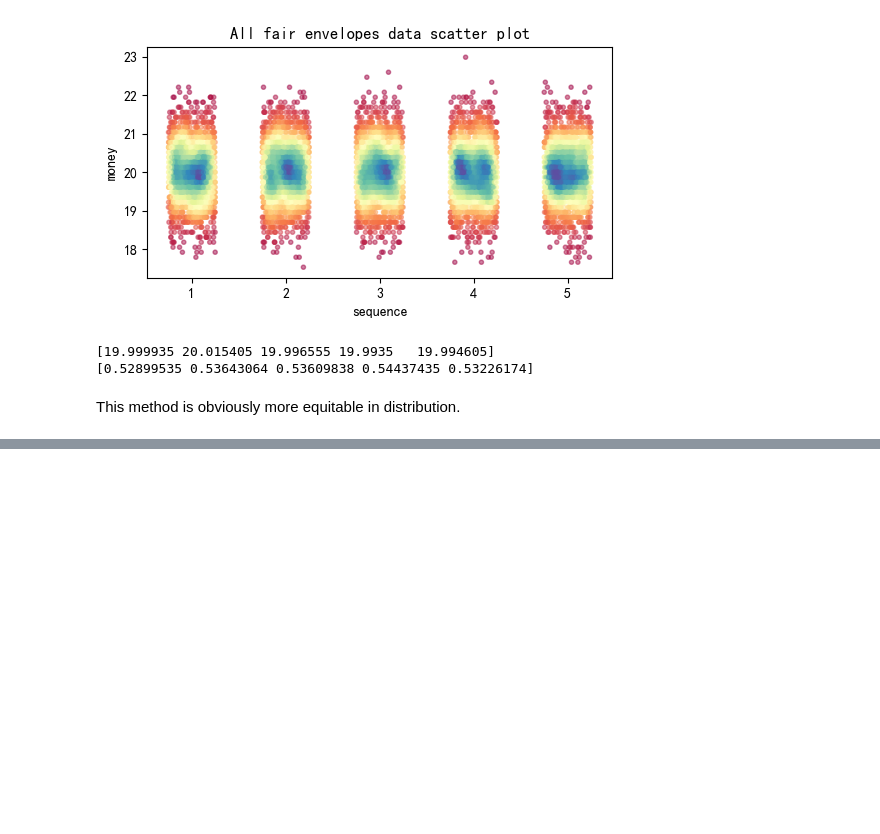
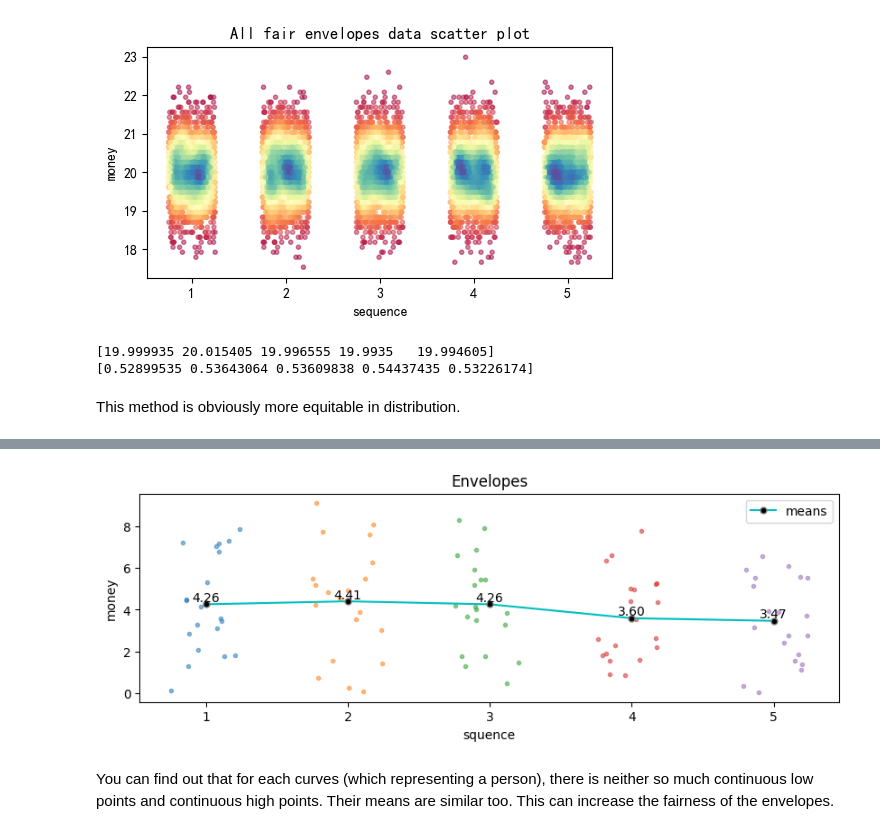
Before and after one commit to qinchao2022/SI140A-project, a Jupyter notebook: main.ipynb, the cells around one changed output, grey strips where cells are left out. Saved outputs shown, nothing was run; the diff lists cells and outputs as text; code cells hidden in the pictures; blank space fills up the shorter version.

Commit message:
successive fairness

```diff
--- a/main.ipynb
+++ b/main.ipynb
@@ -423,0 +443,7 @@ successive fairness red envelopes: Suppose there are 5 people giving envelopes t
+# %%
+from envelope import draw_envelope_graph
+draw_envelope_graph(envelopes_fair, 5, 20)
+# %% [output]
+[figure, added]
+# %% [markdown]
+You can find out that for each curves (which representing a person), there is neither so much continuous low points and continuous high points. Their means are similar too. This can increase the fairness of the envelopes.
```
Also changed, not shown: parts of 4 cells of this notebook, 1 other file.
